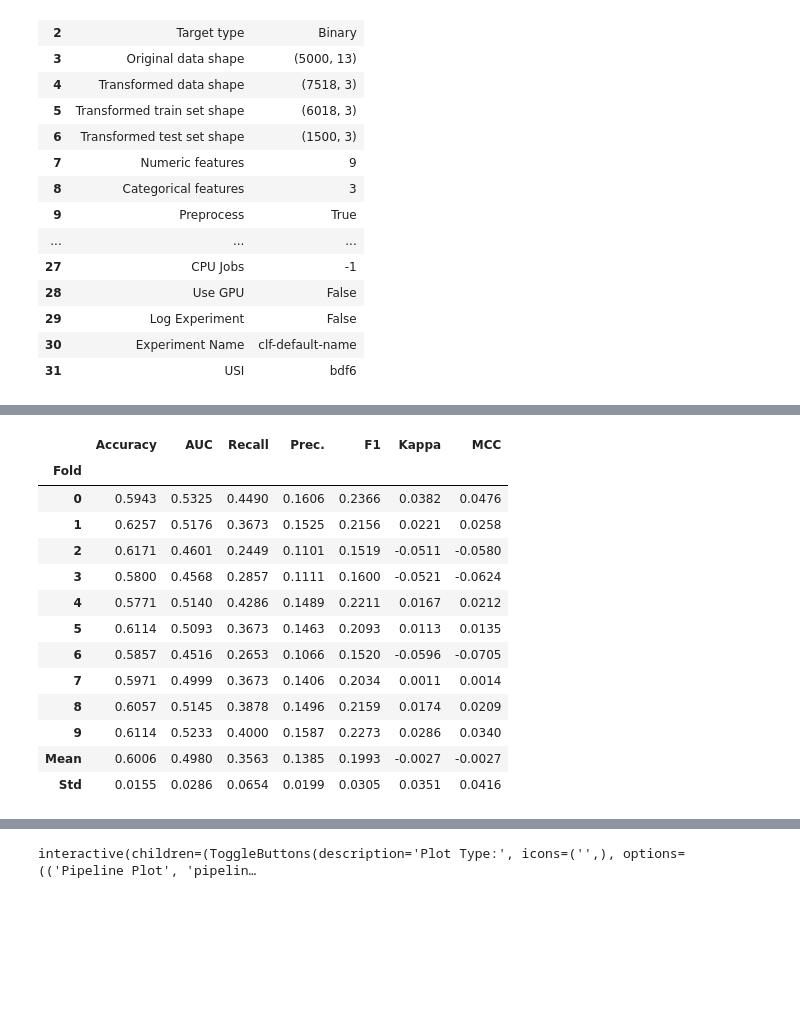
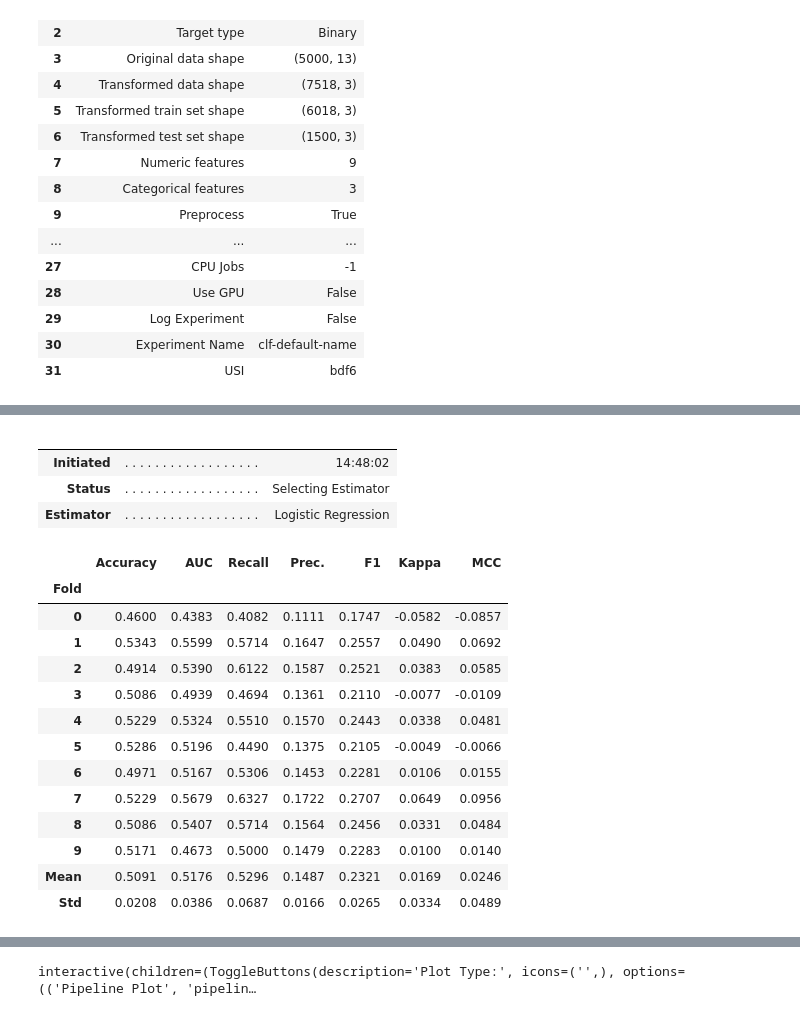
Before and after one commit to Rulo1331/MLE_DMC, a Jupyter notebook: MLE_Taller2.ipynb, the cells around one changed output, grey strips where cells are left out. Drawn from its saved outputs; the diff is of its cells as text; code cells hidden in the pictures; blank space fills up the shorter version.

```diff
--- a/MLE_Taller2.ipynb
+++ b/MLE_Taller2.ipynb
@@ -153,20 +153,25 @@ best_model_AUC = compare_models(sort='AUC')
 | svm | SVM - Linear Kernel | 0.4180 | 0.4852 | 0.5885 | 0.1360 | 0.2148 | -0.0090 | -0.0188 | 0.2630 |
 [interactive output not drawn]
 # %%
-dt = create_model('dt')
+lr = create_model('lr')
 # %% [output]
+|  |  |  |
+|  |  |  |
+| Initiated | . . . . . . . . . . . . . . . . . . | 14:48:02 |
+| Status | . . . . . . . . . . . . . . . . . . | Selecting Estimator |
+| Estimator | . . . . . . . . . . . . . . . . . . | Logistic Regression |
+|  | Accuracy | AUC | Recall | Prec. | F1 | Kappa | MCC |
+| Fold |  |  |  |  |  |  |  |
+| 0 | 0.4600 | 0.4383 | 0.4082 | 0.1111 | 0.1747 | -0.0582 | -0.0857 |
+| 1 | 0.5343 | 0.5599 | 0.5714 | 0.1647 | 0.2557 | 0.0490 | 0.0692 |
+| 2 | 0.4914 | 0.5390 | 0.6122 | 0.1587 | 0.2521 | 0.0383 | 0.0585 |
+| 3 | 0.5086 | 0.4939 | 0.4694 | 0.1361 | 0.2110 | -0.0077 | -0.0109 |
+| 4 | 0.5229 | 0.5324 | 0.5510 | 0.1570 | 0.2443 | 0.0338 | 0.0481 |
+| 5 | 0.5286 | 0.5196 | 0.4490 | 0.1375 | 0.2105 | -0.0049 | -0.0066 |
+| 6 | 0.4971 | 0.5167 | 0.5306 | 0.1453 | 0.2281 | 0.0106 | 0.0155 |
+| 7 | 0.5229 | 0.5679 | 0.6327 | 0.1722 | 0.2707 | 0.0649 | 0.0956 |
+| 8 | 0.5086 | 0.5407 | 0.5714 | 0.1564 | 0.2456 | 0.0331 | 0.0484 |
+| 9 | 0.5171 | 0.4673 | 0.5000 | 0.1479 | 0.2283 | 0.0100 | 0.0140 |
+| Mean | 0.5091 | 0.5176 | 0.5296 | 0.1487 | 0.2321 | 0.0169 | 0.0246 |
+| Std | 0.0208 | 0.0386 | 0.0687 | 0.0166 | 0.0265 | 0.0334 | 0.0489 |
 [interactive output not drawn]
-|  | Accuracy | AUC | Recall | Prec. | F1 | Kappa | MCC |
-| Fold |  |  |  |  |  |  |  |
-| 0 | 0.5943 | 0.5325 | 0.4490 | 0.1606 | 0.2366 | 0.0382 | 0.0476 |
-| 1 | 0.6257 | 0.5176 | 0.3673 | 0.1525 | 0.2156 | 0.0221 | 0.0258 |
-| 2 | 0.6171 | 0.4601 | 0.2449 | 0.1101 | 0.1519 | -0.0511 | -0.0580 |
-| 3 | 0.5800 | 0.4568 | 0.2857 | 0.1111 | 0.1600 | -0.0521 | -0.0624 |
-| 4 | 0.5771 | 0.5140 | 0.4286 | 0.1489 | 0.2211 | 0.0167 | 0.0212 |
-| 5 | 0.6114 | 0.5093 | 0.3673 | 0.1463 | 0.2093 | 0.0113 | 0.0135 |
-| 6 | 0.5857 | 0.4516 | 0.2653 | 0.1066 | 0.1520 | -0.0596 | -0.0705 |
-| 7 | 0.5971 | 0.4999 | 0.3673 | 0.1406 | 0.2034 | 0.0011 | 0.0014 |
-| 8 | 0.6057 | 0.5145 | 0.3878 | 0.1496 | 0.2159 | 0.0174 | 0.0209 |
-| 9 | 0.6114 | 0.5233 | 0.4000 | 0.1587 | 0.2273 | 0.0286 | 0.0340 |
-| Mean | 0.6006 | 0.4980 | 0.3563 | 0.1385 | 0.1993 | -0.0027 | -0.0027 |
-| Std | 0.0155 | 0.0286 | 0.0654 | 0.0199 | 0.0305 | 0.0351 | 0.0416 |
```
Also changed, not shown: parts of 21 cells of this notebook, 2 other files.
